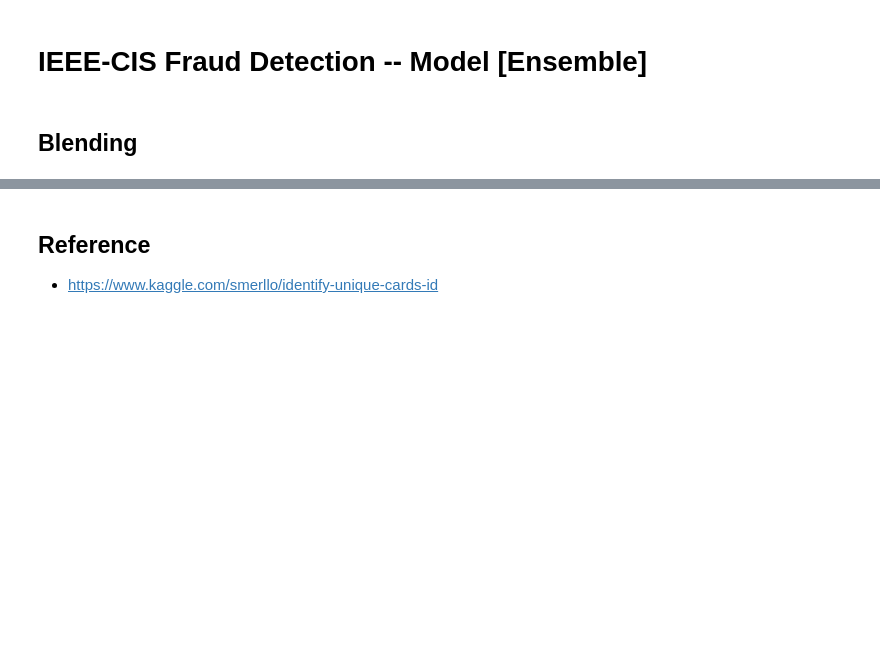
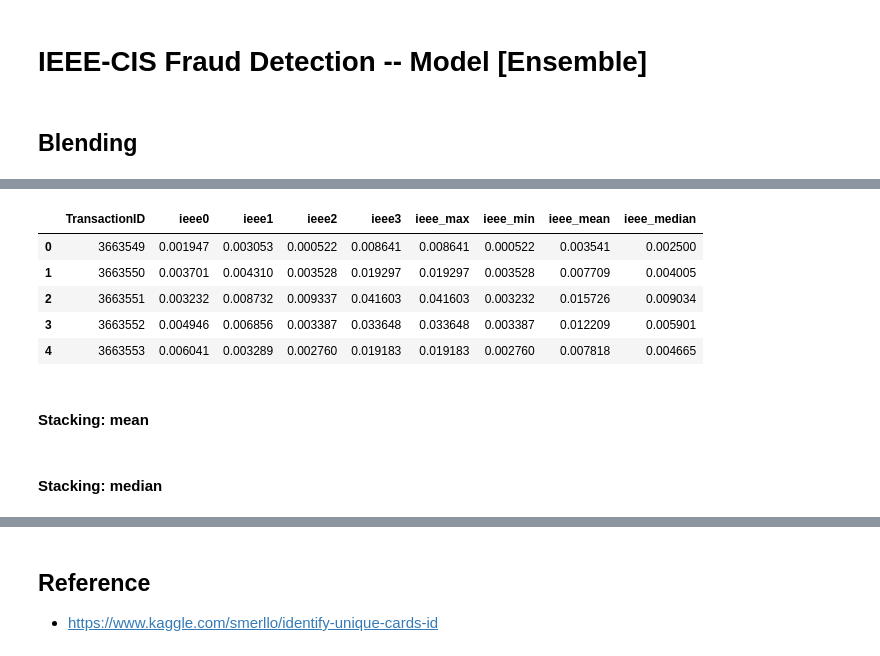
Before and after one commit to xinquan-wang/IEEE-CIS_Fraud_Detection, a Jupyter notebook: IEEE-CIS Fraud Detection -- Model [Ensemble].ipynb, the cells around one changed output, grey strips where cells are left out. Drawn from its saved outputs; the diff is of its cells as text; code cells hidden in the pictures; blank space fills up the shorter version.

```diff
--- a/IEEE-CIS Fraud Detection -- Model [Ensemble].ipynb
+++ b/IEEE-CIS Fraud Detection -- Model [Ensemble].ipynb
@@ -21,0 +286,8 @@ sub = simple.Blend(['./Output/blend02.csv', './Output/random_forest_1.csv'],
+# %%
+concat_sub2 = pd.concat([concat_sub, lgb_undersample], axis=1)
+# %%
+cols = list(map(lambda x: "ieee" + str(x), range(len(concat_sub2.columns))))
+concat_sub2.columns = cols
+concat_sub2.reset_index(inplace=True)
+ncol = concat_sub2.shape[1]
+concat_sub2.head()
@@ -21,0 +317,17 @@ sub = simple.Blend(['./Output/blend02.csv', './Output/random_forest_1.csv'],
+# %%
+# get the data fields ready for stacking
+concat_sub2['ieee_max'] = concat_sub2.iloc[:, 1:ncol].max(axis=1)
+concat_sub2['ieee_min'] = concat_sub2.iloc[:, 1:ncol].min(axis=1)
+concat_sub2['ieee_mean'] = concat_sub2.iloc[:, 1:ncol].mean(axis=1)
+concat_sub2['ieee_median'] = concat_sub2.iloc[:, 1:ncol].median(axis=1)
+# %%
+concat_sub2.head()
+# %% [output]
+|  | TransactionID | ieee0 | ieee1 | ieee2 | ieee3 | ieee_max | ieee_min | ieee_mean | ieee_median |
+| 0 | 3663549 | 0.001947 | 0.003053 | 0.000522 | 0.008641 | 0.008641 | 0.000522 | 0.003541 | 0.002500 |
+| 1 | 3663550 | 0.003701 | 0.004310 | 0.003528 | 0.019297 | 0.019297 | 0.003528 | 0.007709 | 0.004005 |
+| 2 | 3663551 | 0.003232 | 0.008732 | 0.009337 | 0.041603 | 0.041603 | 0.003232 | 0.015726 | 0.009034 |
+| 3 | 3663552 | 0.004946 | 0.006856 | 0.003387 | 0.033648 | 0.033648 | 0.003387 | 0.012209 | 0.005901 |
+| 4 | 3663553 | 0.006041 | 0.003289 | 0.002760 | 0.019183 | 0.019183 | 0.002760 | 0.007818 | 0.004665 |
+# %% [markdown]
+#### Stacking: mean
@@ -21,0 +338,2 @@ sub = simple.Blend(['./Output/blend02.csv', './Output/random_forest_1.csv'],
+# %% [markdown]
+#### Stacking: median
```
Also changed, not shown: parts of 70 cells of this notebook, 31 other files.
